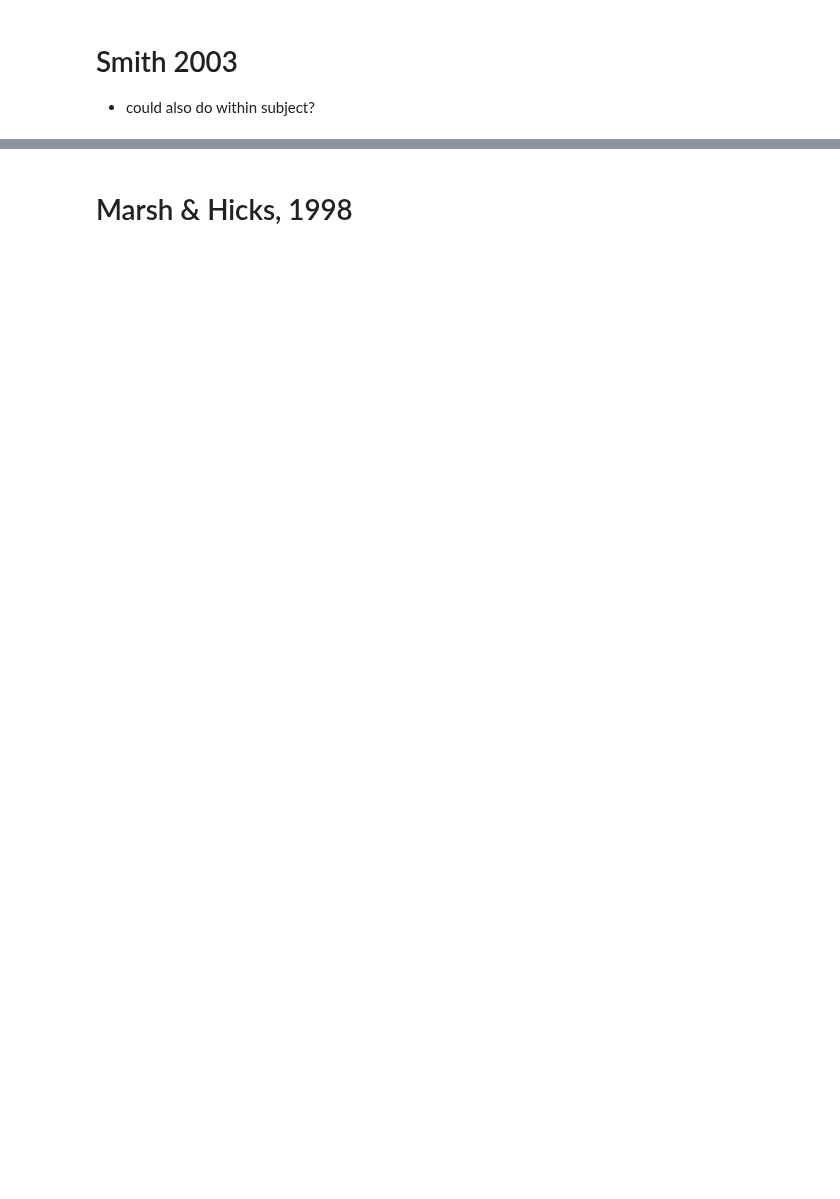
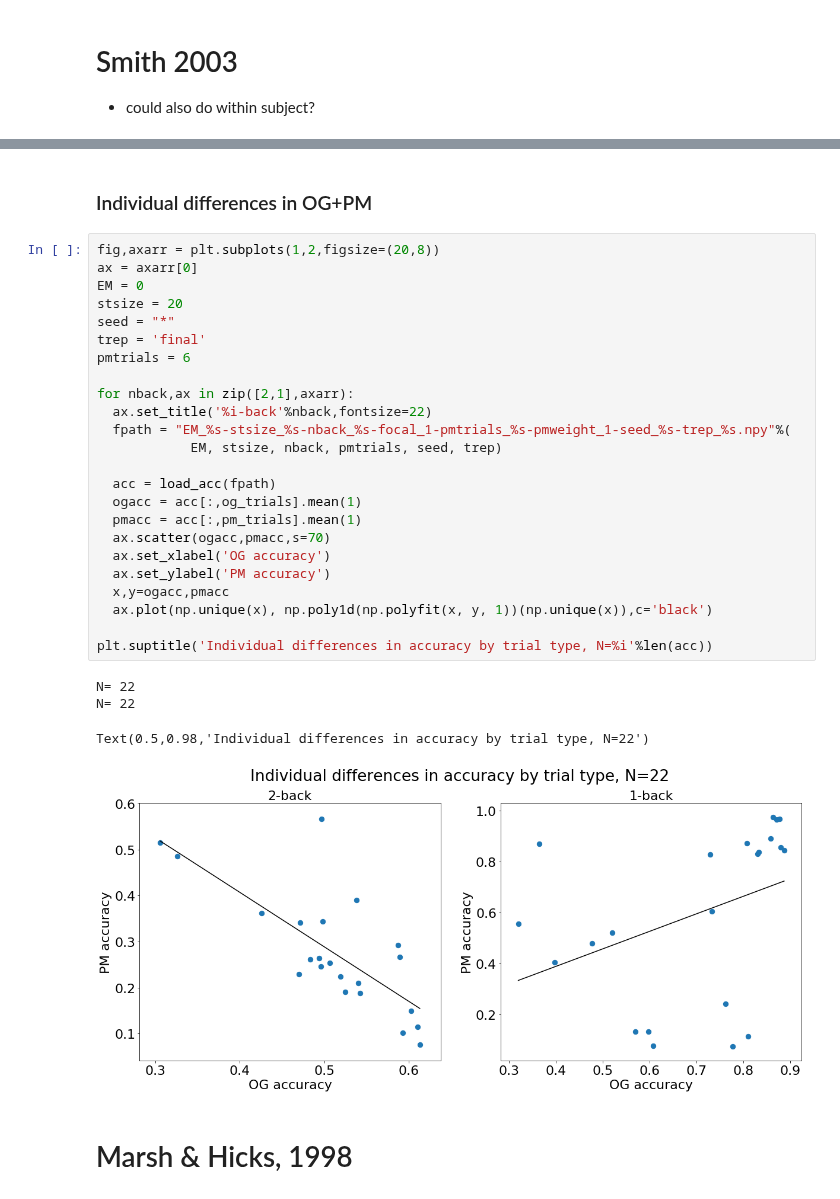
Before and after one commit to andrebeu/PM, a Jupyter notebook: analysis.ipynb, the cells around one changed output, grey strips where cells are left out. Saved outputs shown, nothing was run; the diff lists cells and outputs as text; blank space fills up the shorter version.

```diff
--- a/analysis.ipynb
+++ b/analysis.ipynb
@@ -94,2 +142,33 @@ N= 14
+# %% [markdown]
+### Individual differences in OG+PM
+# %%
+fig,axarr = plt.subplots(1,2,figsize=(20,8))
+ax = axarr[0]
+EM = 0
+stsize = 20
+seed = "*"
+trep = 'final'
+pmtrials = 6
+
+for nback,ax in zip([2,1],axarr):
+  ax.set_title('%i-back'%nback,fontsize=22)
+  fpath = "EM_%s-stsize_%s-nback_%s-focal_1-pmtrials_%s-pmweight_1-seed_%s-trep_%s.npy"%(
+            EM, stsize, nback, pmtrials, seed, trep)
+
+  acc = load_acc(fpath)
+  ogacc = acc[:,og_trials].mean(1)
+  pmacc = acc[:,pm_trials].mean(1)
+  ax.scatter(ogacc,pmacc,s=70)
+  ax.set_xlabel('OG accuracy')
+  ax.set_ylabel('PM accuracy')
+  x,y=ogacc,pmacc
+  ax.plot(np.unique(x), np.poly1d(np.polyfit(x, y, 1))(np.unique(x)),c='black')
+
+plt.suptitle('Individual differences in accuracy by trial type, N=%i'%len(acc))
+# %% [output]
+N= 22
+N= 22
+Text(0.5,0.98,'Individual differences in accuracy by trial type, N=22')
+[figure, added]
 # %% [markdown]
 # Marsh & Hicks, 1998
```
Also changed, not shown: parts of 7 cells of this notebook, 3 other files.
